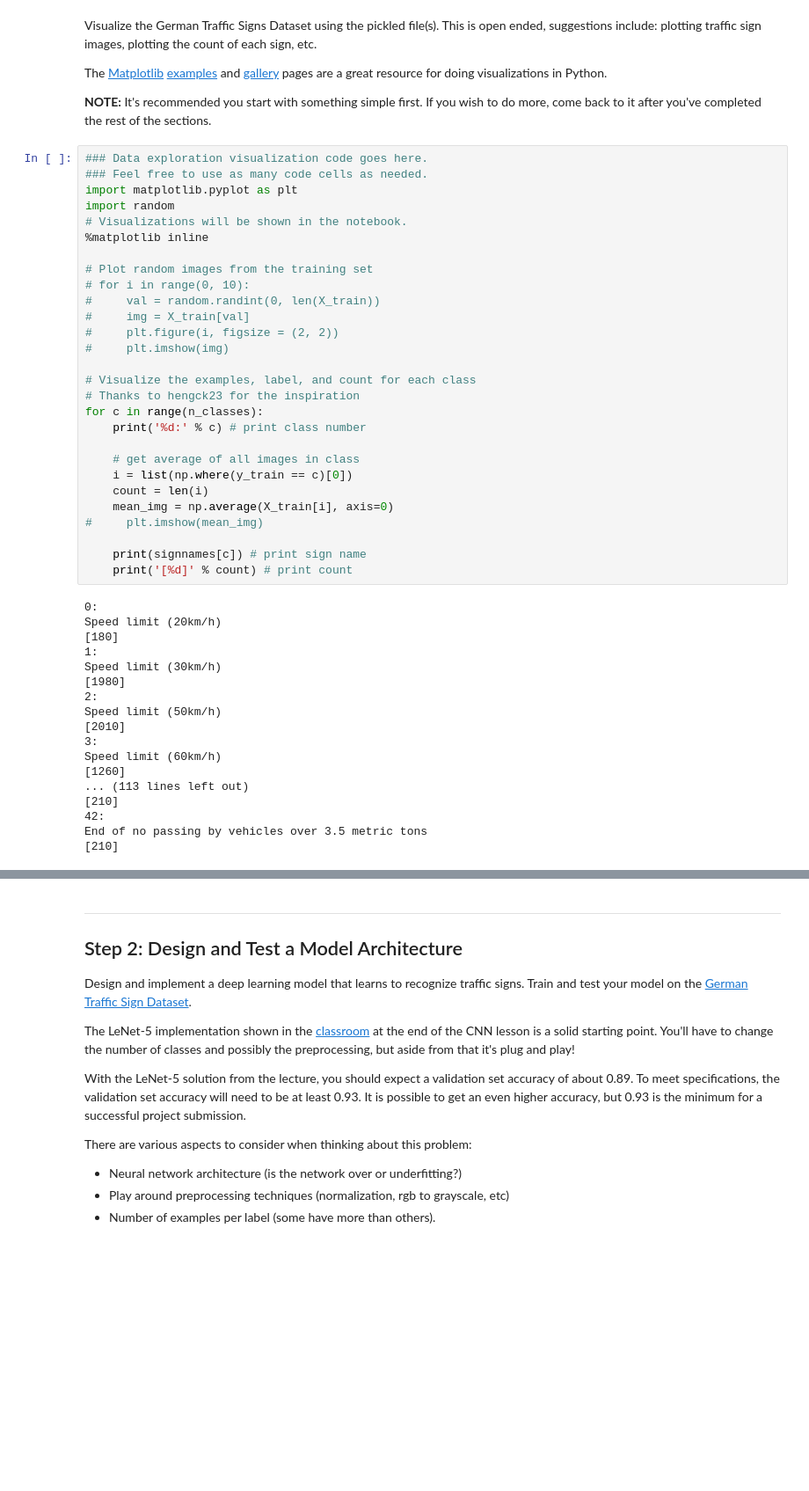
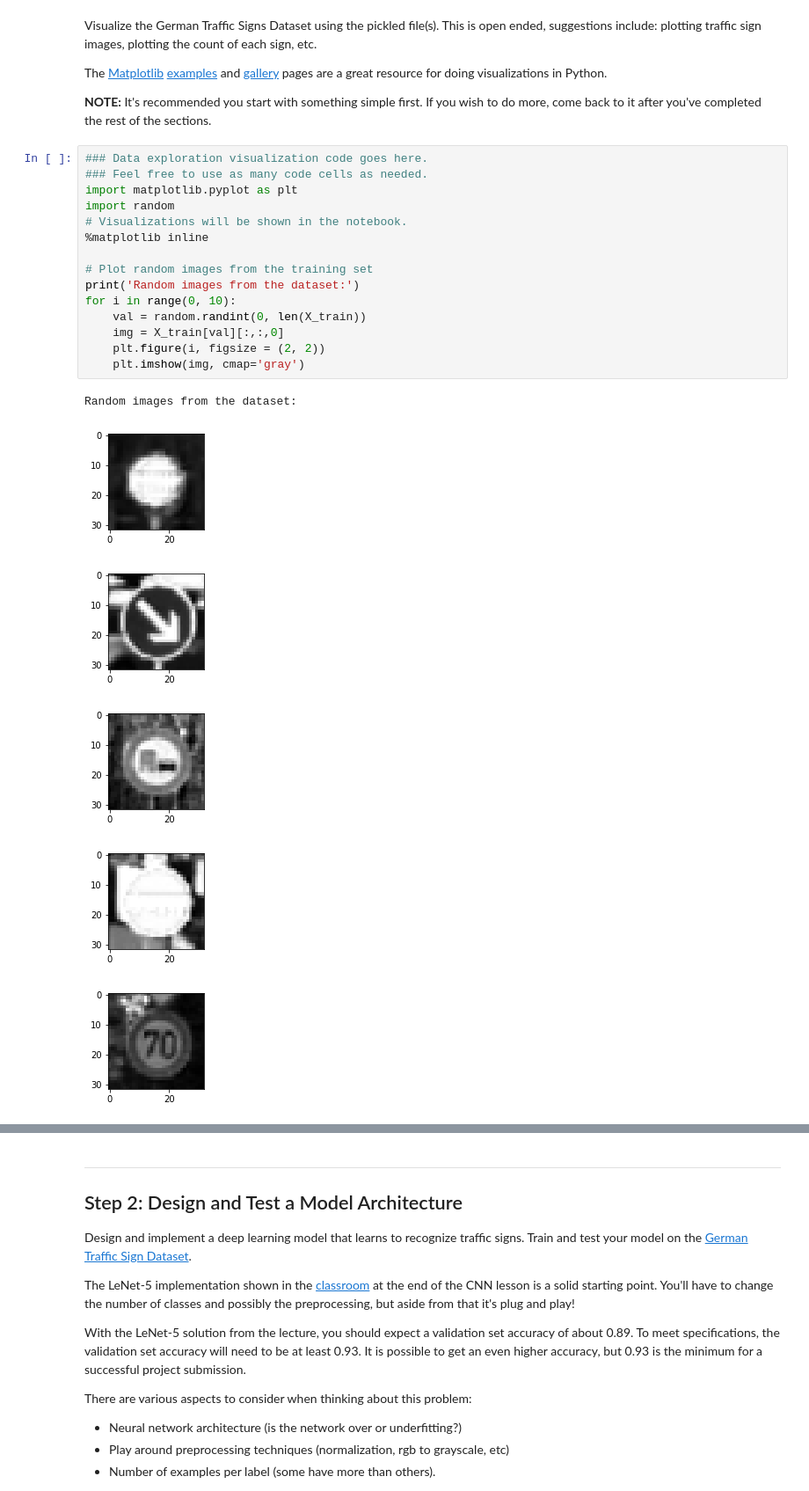
Before and after one commit to yeutterg/CarND-Traffic-Sign-Classifier-P2, a Jupyter notebook: Traffic_Sign_Classifier.ipynb, the cells around one changed output, grey strips where cells are left out. Shown at 88% size. Cells and saved outputs as stored; diff of their text form; blank space fills up the shorter version.

```diff
--- a/Traffic_Sign_Classifier.ipynb
+++ b/Traffic_Sign_Classifier.ipynb
@@ -101,46 +101,22 @@ The [Matplotlib](http://matplotlib.org/) [examples](http://matplotlib.org/exampl
 # %%
 ### Data exploration visualization code goes here.
 ### Feel free to use as many code cells as needed.
 import matplotlib.pyplot as plt
 import random
 # Visualizations will be shown in the notebook.
 %matplotlib inline
 
 # Plot random images from the training set
-# for i in range(0, 10):
-#     val = random.randint(0, len(X_train))
-#     img = X_train[val]
-#     plt.figure(i, figsize = (2, 2))
-#     plt.imshow(img)
-
-# Visualize the examples, label, and count for each class
-# Thanks to hengck23 for the inspiration
-for c in range(n_classes):
-    print('%d:' % c) # print class number
-
-    # get average of all images in class
-    i = list(np.where(y_train == c)[0])
-    count = len(i)
-    mean_img = np.average(X_train[i], axis=0)
-#     plt.imshow(mean_img)
-
-    print(signnames[c]) # print sign name
-    print('[%d]' % count) # print count
+print('Random images from the dataset:')
+for i in range(0, 10):
+    val = random.randint(0, len(X_train))
+    img = X_train[val][:,:,0]
+    plt.figure(i, figsize = (2, 2))
+    plt.imshow(img, cmap='gray')
 # %% [output]
-0:
-Speed limit (20km/h)
-[180]
-1:
-Speed limit (30km/h)
-[1980]
-2:
-Speed limit (50km/h)
-[2010]
-3:
-Speed limit (60km/h)
-[1260]
-... (113 lines left out)
-[210]
-42:
-End of no passing by vehicles over 3.5 metric tons
-[210]
+Random images from the dataset:
+[figure, added]
+[figure, added]
+[figure, added]
+[figure, added]
+[figure, added]
```
Also changed, not shown: parts of 4 cells of this notebook.
